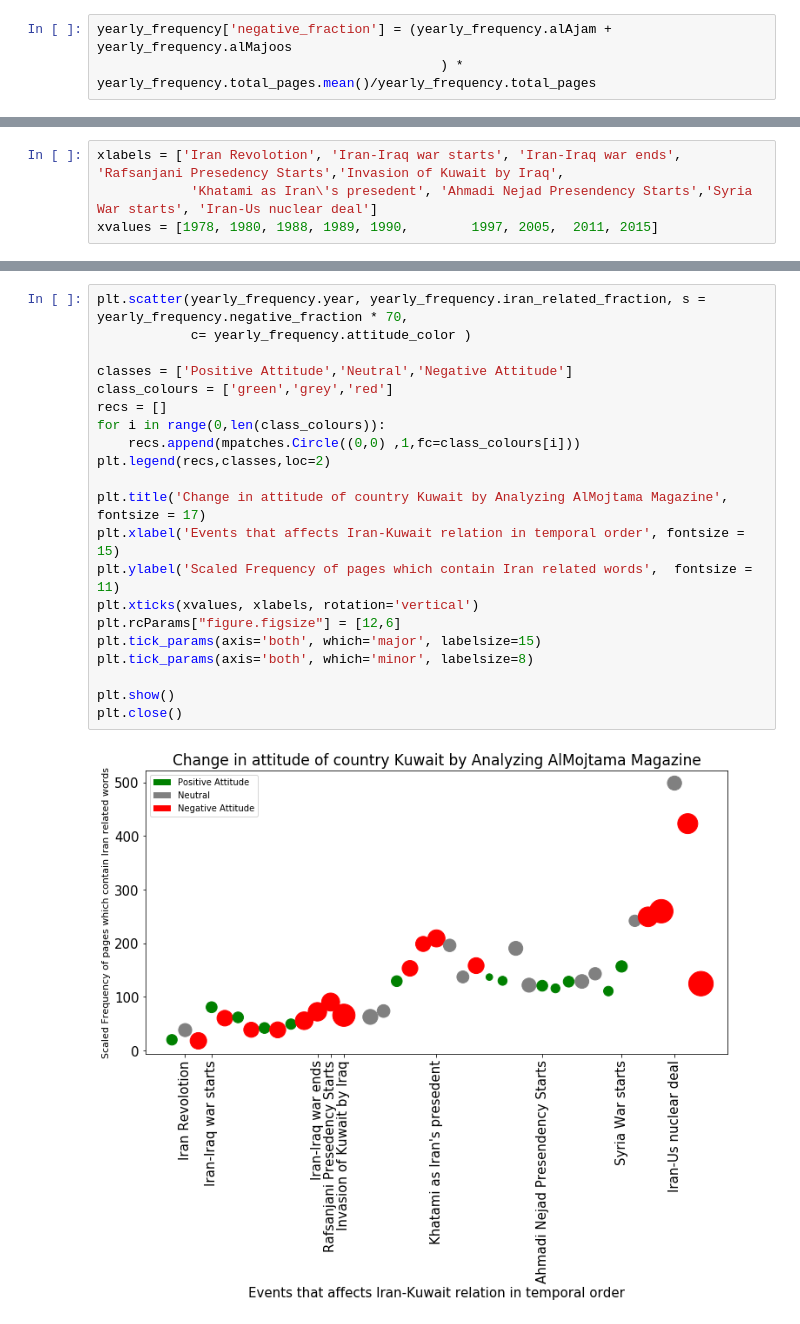
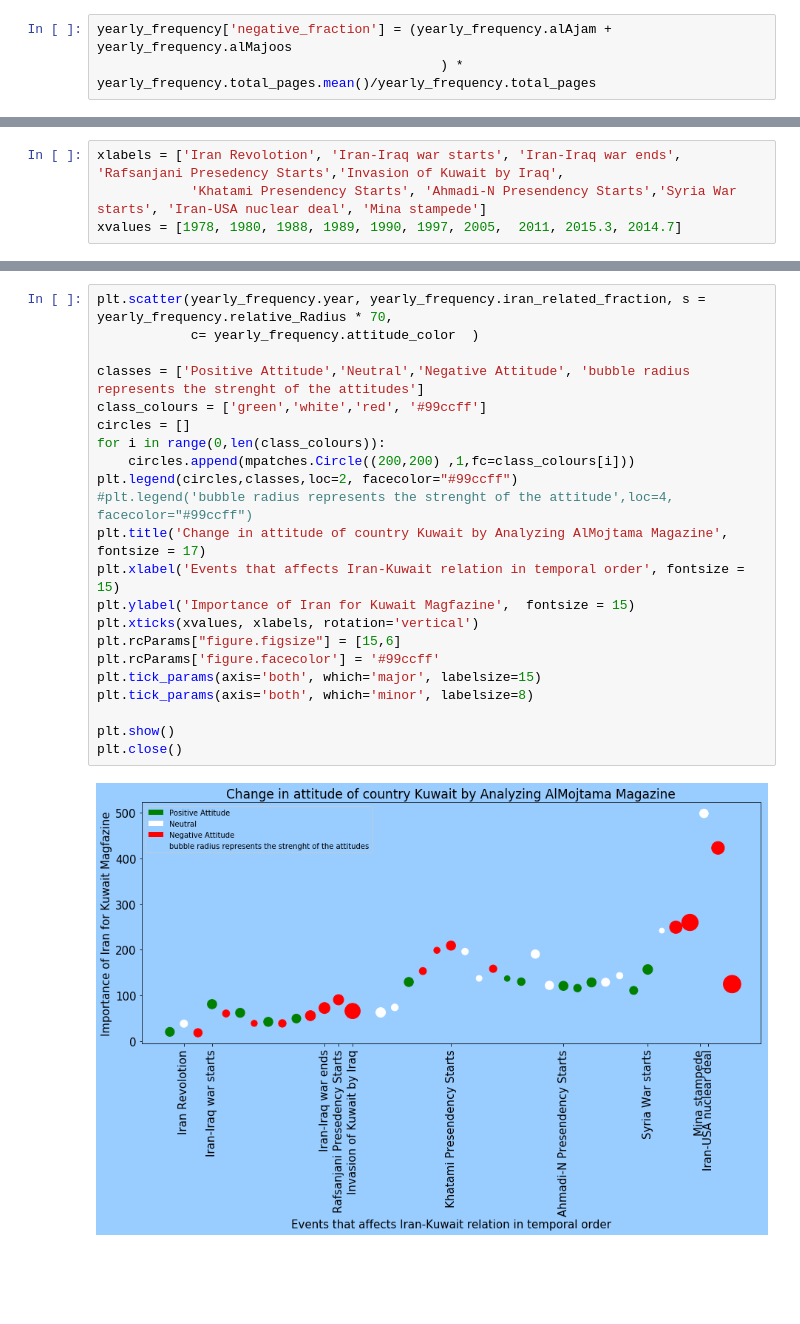
Before and after one commit to afshinamiree/Kuwai_Iran_Temporal_Relation-through-Text-Mining, a Jupyter notebook: Almojtama Plots.ipynb, the cells around one changed output, grey strips where cells are left out. Drawn from its saved outputs; the diff is of its cells as text; blank space fills up the shorter version.

Commit message:
some modification on plot

```diff
--- a/Almojtama Plots.ipynb
+++ b/Almojtama Plots.ipynb
@@ -46,0 +57,4 @@ plt.close()
+# %%
+xlabels = ['Iran Revolotion', 'Iran-Iraq war starts', 'Iran-Iraq war ends', 'Rafsanjani Presedency Starts','Invasion of Kuwait by Iraq',
+            'Khatami Presendency Starts', 'Ahmadi-N Presendency Starts','Syria War starts', 'Iran-USA nuclear deal', 'Mina stampede']
+xvalues = [1978, 1980, 1988, 1989, 1990, 1997, 2005,  2011, 2015.3, 2014.7]
@@ -67,4 +109,0 @@ yearly_frequency
-# %%
-xlabels = ['Iran Revolotion', 'Iran-Iraq war starts', 'Iran-Iraq war ends', 'Rafsanjani Presedency Starts','Invasion of Kuwait by Iraq',
-            'Khatami as Iran\'s presedent', 'Ahmadi Nejad Presendency Starts','Syria War starts', 'Iran-Us nuclear deal']
-xvalues = [1978, 1980, 1988, 1989, 1990,        1997, 2005,  2011, 2015]
@@ -92,23 +110,24 @@ yearly_frequency['attitude_color'] = yearly_frequency.negative_fraction.apply(la
 # %%
-plt.scatter(yearly_frequency.year, yearly_frequency.iran_related_fraction, s = yearly_frequency.negative_fraction * 70,
-            c= yearly_frequency.attitude_color )
+plt.scatter(yearly_frequency.year, yearly_frequency.iran_related_fraction, s = yearly_frequency.relative_Radius * 70,
+            c= yearly_frequency.attitude_color  )
 
-classes = ['Positive Attitude','Neutral','Negative Attitude']
-class_colours = ['green','grey','red']
-recs = []
+classes = ['Positive Attitude','Neutral','Negative Attitude', 'bubble radius represents the strenght of the attitudes']
+class_colours = ['green','white','red', '#99ccff']
+circles = []
 for i in range(0,len(class_colours)):
-    recs.append(mpatches.Circle((0,0) ,1,fc=class_colours[i]))
-plt.legend(recs,classes,loc=2)
-
+    circles.append(mpatches.Circle((200,200) ,1,fc=class_colours[i]))
+plt.legend(circles,classes,loc=2, facecolor="#99ccff")
+#plt.legend('bubble radius represents the strenght of the attitude',loc=4, facecolor="#99ccff")
 plt.title('Change in attitude of country Kuwait by Analyzing AlMojtama Magazine', fontsize = 17)
 plt.xlabel('Events that affects Iran-Kuwait relation in temporal order', fontsize = 15)
-plt.ylabel('Scaled Frequency of pages which contain Iran related words',  fontsize = 11)
+plt.ylabel('Importance of Iran for Kuwait Magfazine',  fontsize = 15)
 plt.xticks(xvalues, xlabels, rotation='vertical')
-plt.rcParams["figure.figsize"] = [12,6]
+plt.rcParams["figure.figsize"] = [15,6]
+plt.rcParams['figure.facecolor'] = '#99ccff'
 plt.tick_params(axis='both', which='major', labelsize=15)
 plt.tick_params(axis='both', which='minor', labelsize=8)
 
 plt.show()
 plt.close()
 # %% [output]
-[figure, old version]
+[figure, new version]
```
Also changed, not shown: parts of 8 cells of this notebook.
